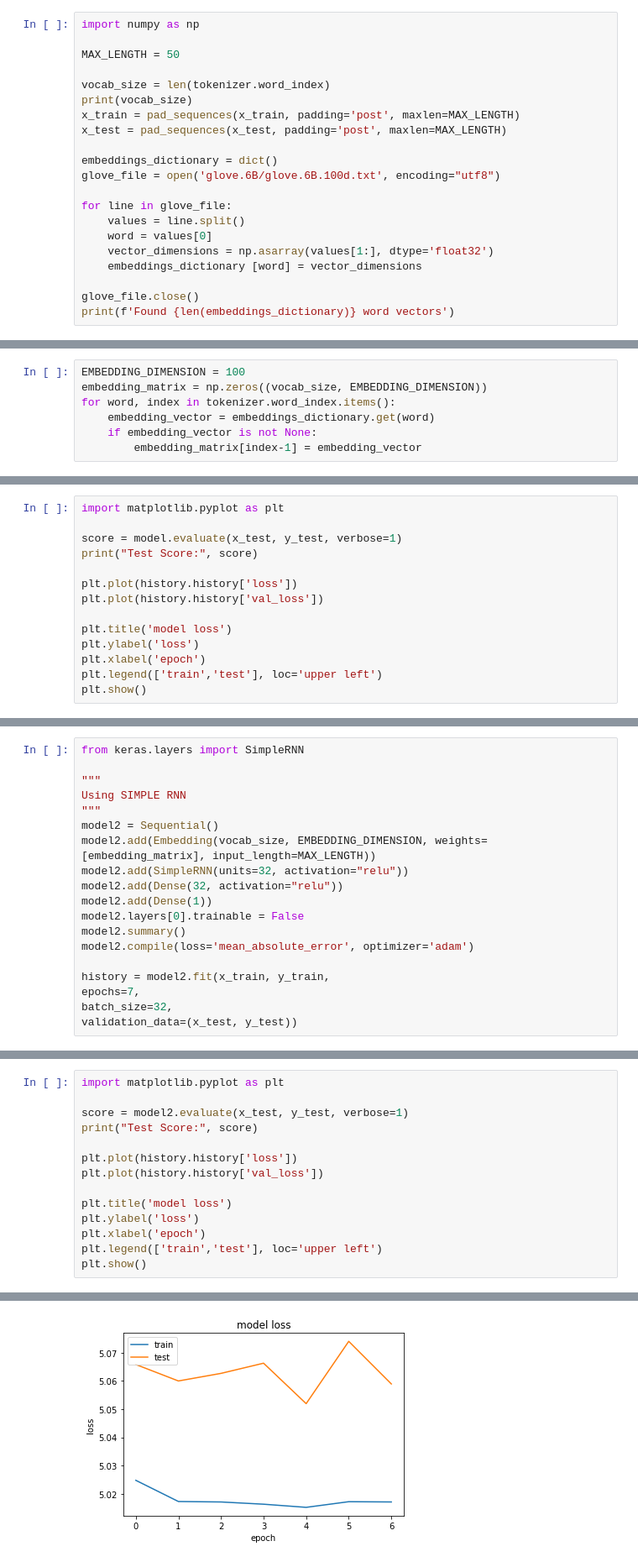
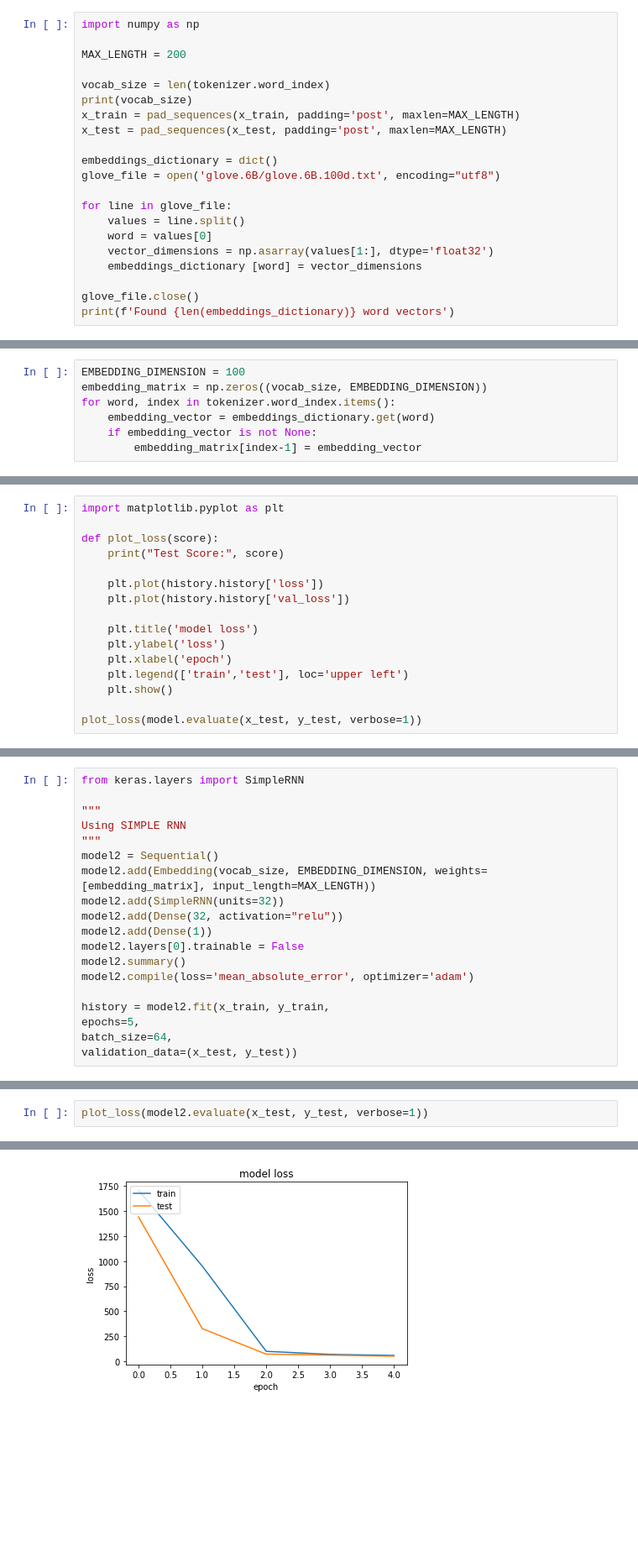
Before and after one commit to ronitronitronit/final, a Jupyter notebook: booksproject.ipynb, the cells around one changed output, grey strips where cells are left out. Shown: that part at 84% size. Saved outputs shown, nothing was run; the diff lists cells and outputs as text; blank space fills up the shorter version.

```diff
--- a/booksproject.ipynb
+++ b/booksproject.ipynb
@@ -491,7 +504,7 @@ ServerApp.rate_limit_window=3.0 (secs)
 # %%
 import numpy as np
 
-MAX_LENGTH = 50
+MAX_LENGTH = 200
 
 vocab_size = len(tokenizer.word_index)
 print(vocab_size)
@@ -592,15 +604,17 @@ for prediction in predictions[:50]:
 # %%
 import matplotlib.pyplot as plt
 
-score = model.evaluate(x_test, y_test, verbose=1)
-print("Test Score:", score)
+def plot_loss(score):
+    print("Test Score:", score)
 
-plt.plot(history.history['loss'])
-plt.plot(history.history['val_loss'])
+    plt.plot(history.history['loss'])
+    plt.plot(history.history['val_loss'])
 
-plt.title('model loss')
-plt.ylabel('loss')
-plt.xlabel('epoch')
-plt.legend(['train','test'], loc='upper left')
-plt.show()
+    plt.title('model loss')
+    plt.ylabel('loss')
+    plt.xlabel('epoch')
+    plt.legend(['train','test'], loc='upper left')
+    plt.show()
+
+plot_loss(model.evaluate(x_test, y_test, verbose=1))
 # %% [output]
@@ -615,7 +629,7 @@ Using SIMPLE RNN
 """
 model2 = Sequential()
 model2.add(Embedding(vocab_size, EMBEDDING_DIMENSION, weights=[embedding_matrix], input_length=MAX_LENGTH))
-model2.add(SimpleRNN(units=32, activation="relu"))
+model2.add(SimpleRNN(units=32))
 model2.add(Dense(32, activation="relu"))
 model2.add(Dense(1))
 model2.layers[0].trainable = False
@@ -623,7 +637,7 @@ model2.summary()
 model2.compile(loss='mean_absolute_error', optimizer='adam')
 
 history = model2.fit(x_train, y_train,
-epochs=7,
-batch_size=32,
+epochs=5,
+batch_size=64,
 validation_data=(x_test, y_test))
 # %% [output]
@@ -673,15 +665,3 @@ for prediction in predictions[:50]:
 # %%
-import matplotlib.pyplot as plt
-
-score = model2.evaluate(x_test, y_test, verbose=1)
-print("Test Score:", score)
-
-plt.plot(history.history['loss'])
-plt.plot(history.history['val_loss'])
-
-plt.title('model loss')
-plt.ylabel('loss')
-plt.xlabel('epoch')
-plt.legend(['train','test'], loc='upper left')
-plt.show()
+plot_loss(model2.evaluate(x_test, y_test, verbose=1))
 # %% [output]
@@ -690 +670 @@ Test Score: 46.263877868652344
-[figure, old version]
+[figure, new version]
```
Also changed, not shown: parts of 25 cells of this notebook.
